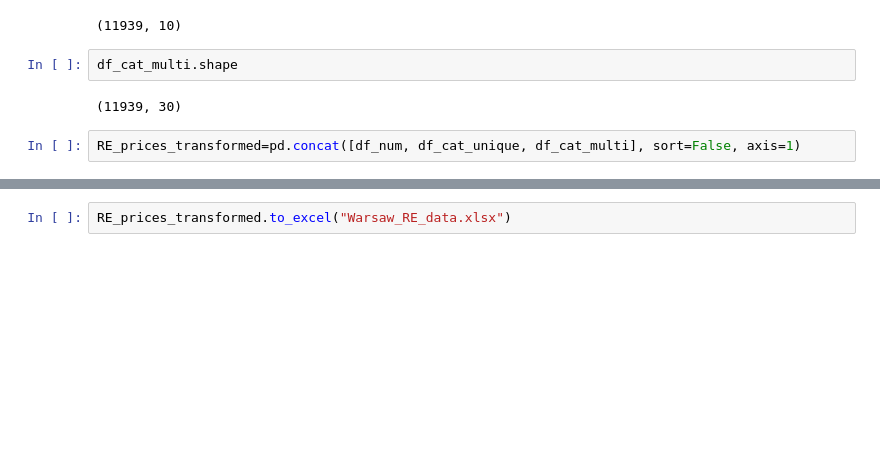
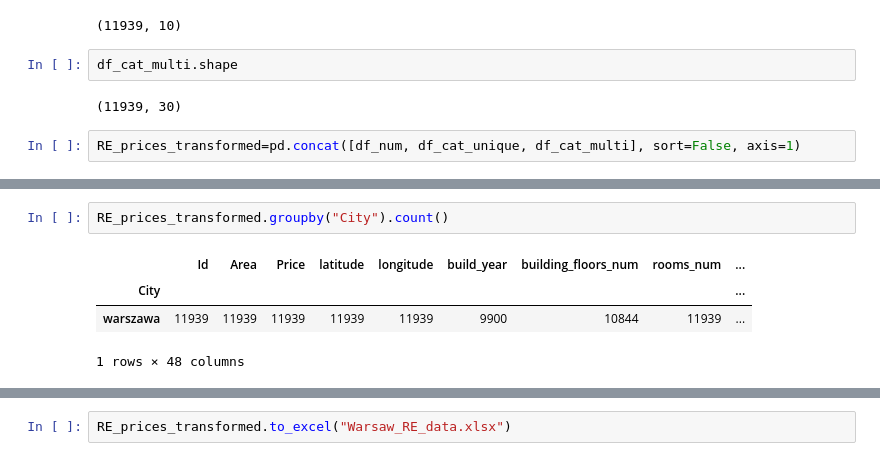
Before and after one commit to Jan-Majewski/Project_Portfolio, a Jupyter notebook: 03_Real_Estate_pricing_in_Warsaw/03_01_Scraping_Real_Estate_offers.ipynb, the cells around one changed output, grey strips where cells are left out. Cells and saved outputs as stored; diff of their text form; blank space fills up the shorter version.

```diff
--- a/03_Real_Estate_pricing_in_Warsaw/03_01_Scraping_Real_Estate_offers.ipynb
+++ b/03_Real_Estate_pricing_in_Warsaw/03_01_Scraping_Real_Estate_offers.ipynb
@@ -862,3 +865,10 @@ RE_prices_transformed.head()
+# %%
+RE_prices_transformed.groupby("City").count()
+# %% [output]
+|  | Id | Area | Price | latitude | longitude | build_year | building_floors_num | rooms_num | ... |
+| City |  |  |  |  |  |  |  |  | ... |
+| warszawa | 11939 | 11939 | 11939 | 11939 | 11939 | 9900 | 10844 | 11939 | ... |
+1 rows × 48 columns
 # %%
 RE_prices_transformed.isna().sum()
 # %% [output]
```
Also changed, not shown: parts of 12 cells of this notebook, 1 other file.
